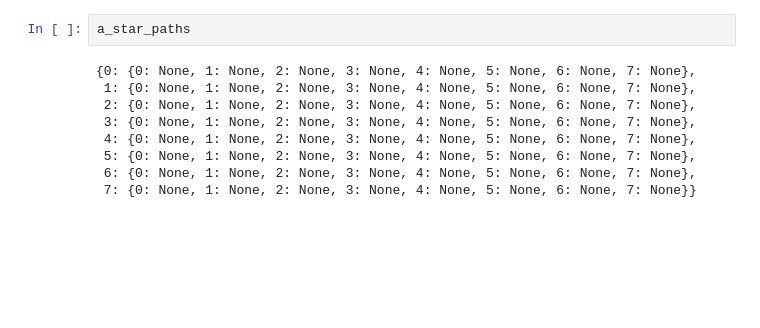
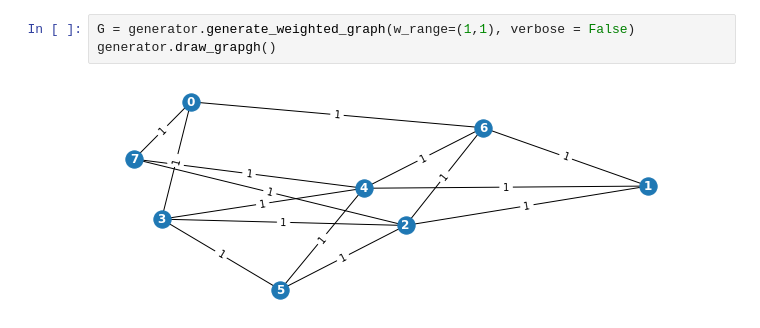
Before and after one commit to VirtualRoyalty/ShortestPathProblem, a Jupyter notebook: main.ipynb, the cells around one changed output. Drawn from its saved outputs; the diff is of its cells as text; blank space fills up the shorter version.

Commit message:
draw god function implemented, version with final graphics

```diff
--- a/main.ipynb
+++ b/main.ipynb
@@ -39,11 +22,5 @@ Wall time: 2.93 ms
-# %%
-a_star_paths
-# %% [output]
-{0: {0: None, 1: None, 2: None, 3: None, 4: None, 5: None, 6: None, 7: None},
- 1: {0: None, 1: None, 2: None, 3: None, 4: None, 5: None, 6: None, 7: None},
- 2: {0: None, 1: None, 2: None, 3: None, 4: None, 5: None, 6: None, 7: None},
- 3: {0: None, 1: None, 2: None, 3: None, 4: None, 5: None, 6: None, 7: None},
- 4: {0: None, 1: None, 2: None, 3: None, 4: None, 5: None, 6: None, 7: None},
- 5: {0: None, 1: None, 2: None, 3: None, 4: None, 5: None, 6: None, 7: None},
- 6: {0: None, 1: None, 2: None, 3: None, 4: None, 5: None, 6: None, 7: None},
- 7: {0: None, 1: None, 2: None, 3: None, 4: None, 5: None, 6: None, 7: None}}
+# %%
+G = generator.generate_weighted_graph(w_range=(1,1), verbose = False)
+generator.draw_grapgh()
+# %% [output]
+[figure, added]
```
Also changed, not shown: parts of 28 cells of this notebook, 1 other file.
